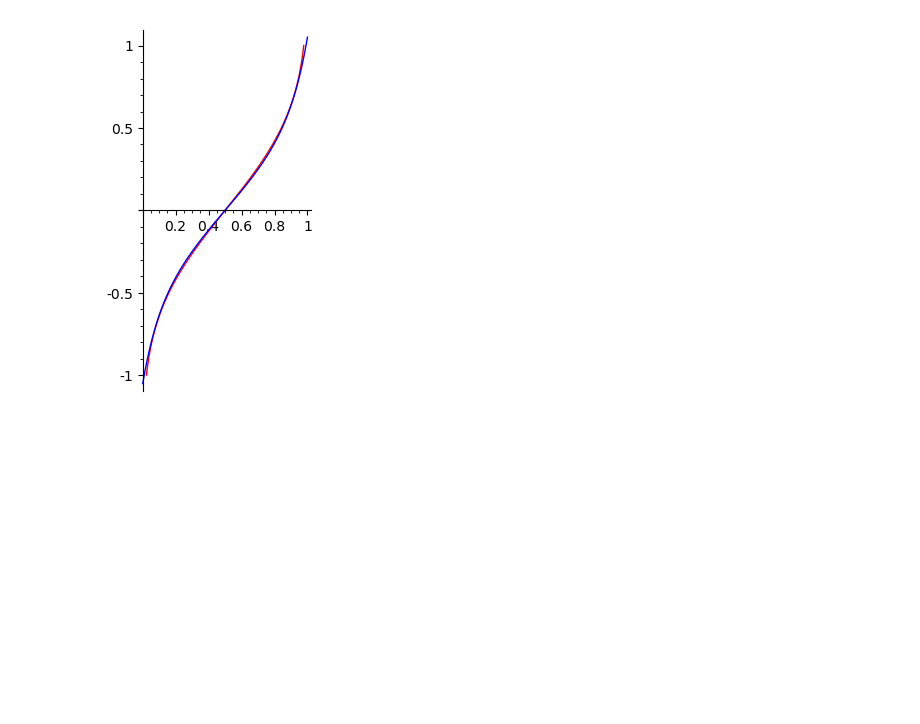
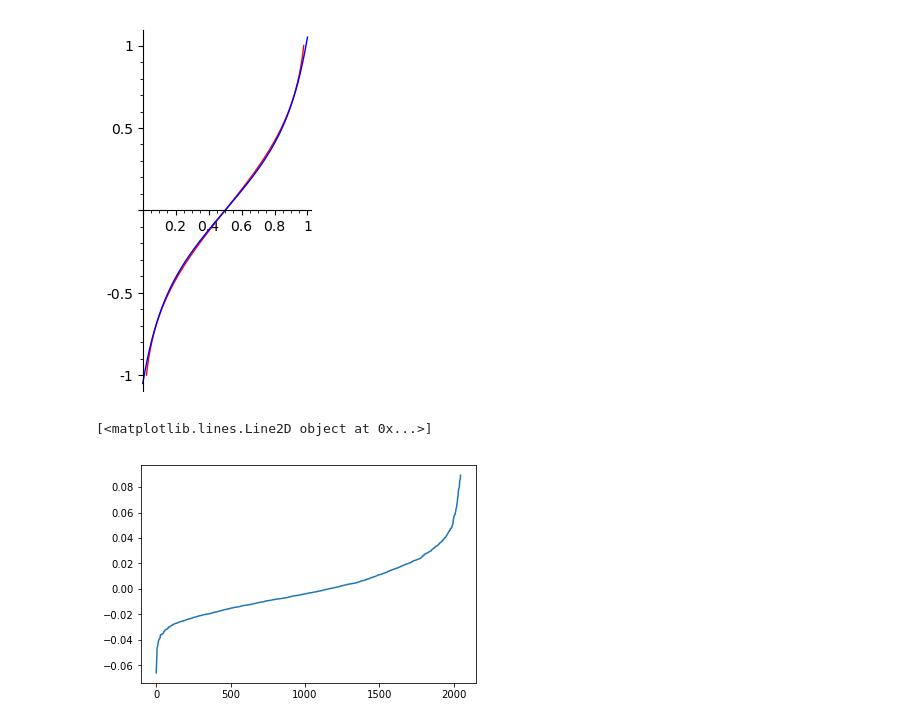
Before and after one commit to vatai/NNC, a Jupyter notebook: jupyter/normal-cdf-approx.ipynb, the cells around one changed output. Saved outputs shown, nothing was run; the diff lists cells and outputs as text; code cells hidden in the pictures; blank space fills up the shorter version.

```diff
--- a/jupyter/normal-cdf-approx.ipynb
+++ b/jupyter/normal-cdf-approx.ipynb
@@ -37,2 +37,15 @@ p1+p2
 # %% [output]
 [figure]
+# %%
+import numpy as np
+import matplotlib.pyplot as plt
+%matplotlib inline
+weights = np.load('../report/weights/inceptionv3_312_dense_2048x1000.npy')
+a = np.argsort(weights, axis=0)
+norms = np.linalg.norm(weights, axis=0)
+sorted_weights = np.take_along_axis(weights, a, axis=0) / norms
+y_target = sorted_weights[:, 0]
+plt.plot(y_target)
+# %% [output]
+[<matplotlib.lines.Line2D object at 0x...>]
+[figure, added]
```
Also changed, not shown: parts of 6 cells of this notebook.
